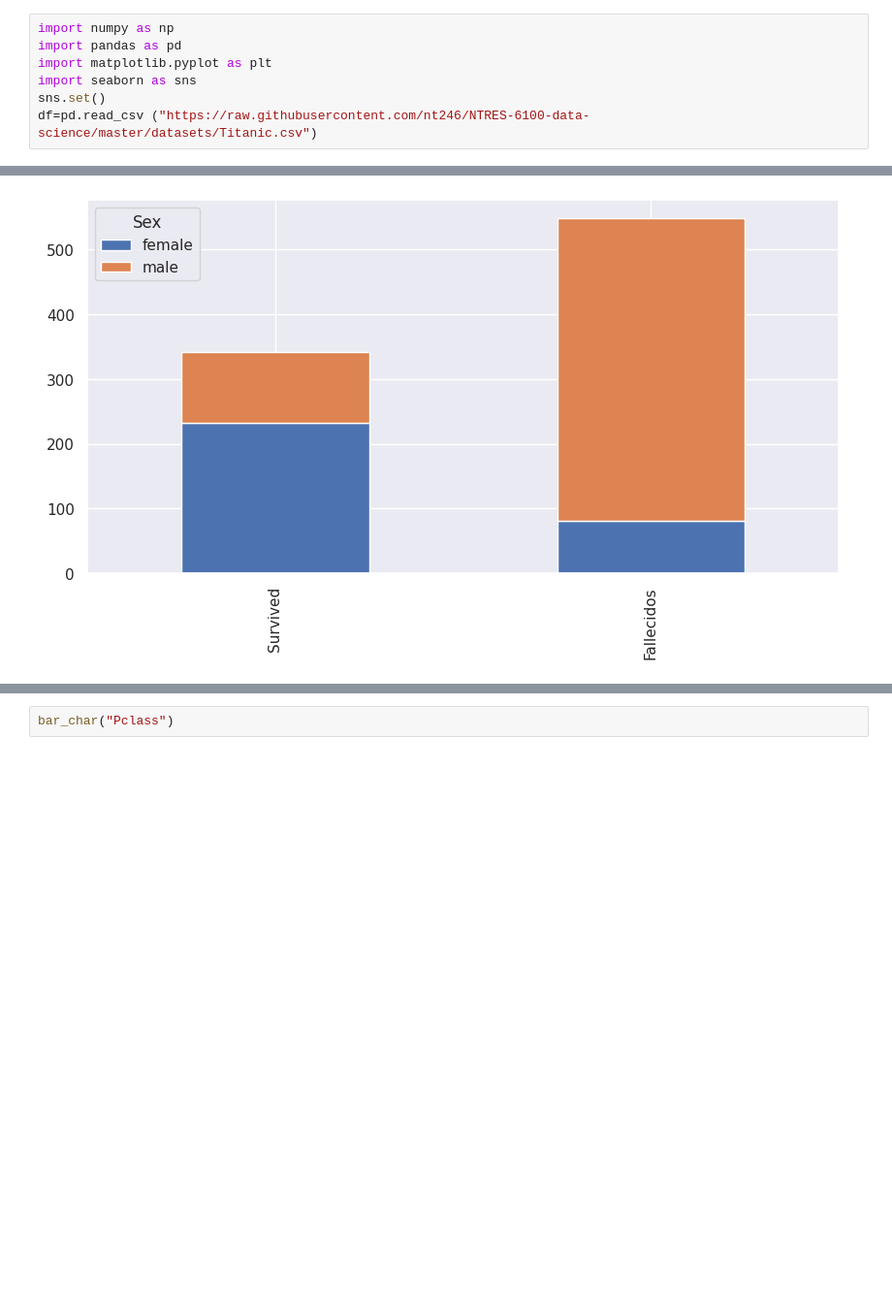
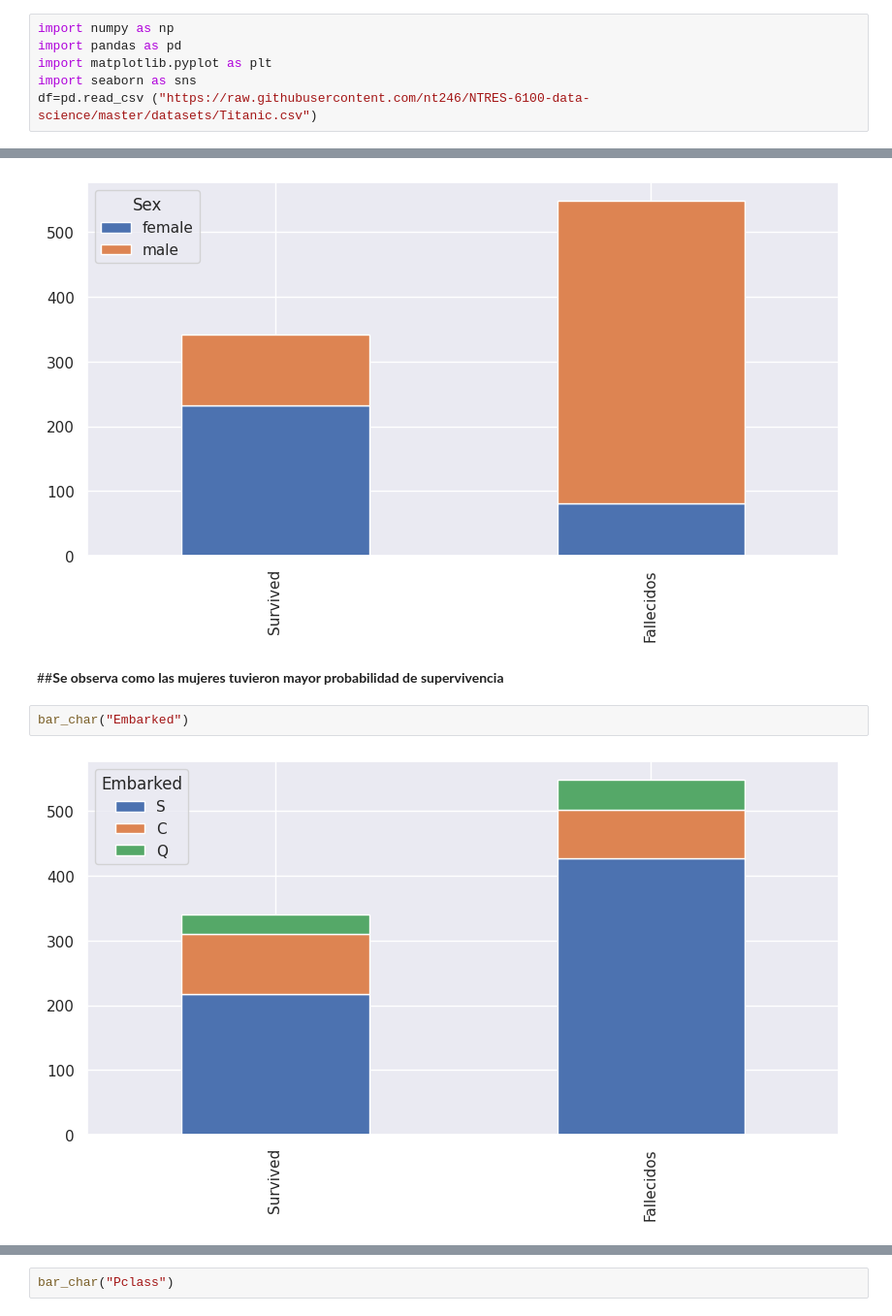
Before and after one commit to Herrera00/CIENCIA-DATOS-2025, a Jupyter notebook: 20_10_2025.ipynb, the cells around one changed output, grey strips where cells are left out. Shown at 97% size. Drawn from its saved outputs; the diff is of its cells as text; blank space fills up the shorter version.

```diff
--- a/20_10_2025.ipynb
+++ b/20_10_2025.ipynb
@@ -18,7 +19,6 @@ import numpy as np
 import pandas as pd
 import matplotlib.pyplot as plt
 import seaborn as sns
-sns.set()
 df=pd.read_csv ("https://raw.githubusercontent.com/nt246/NTRES-6100-data-science/master/datasets/Titanic.csv")
 # %%
 df.head()
@@ -51,3 +69,9 @@ def bar_char(feature):
 bar_char("Sex")
 # %% [output]
 [figure]
+# %% [markdown]
+##**Se observa como las mujeres tuvieron mayor probabilidad de supervivencia**
+# %%
+bar_char("Embarked")
+# %% [output]
+[figure, added]
```
Also changed, not shown: parts of 30 cells of this notebook.
